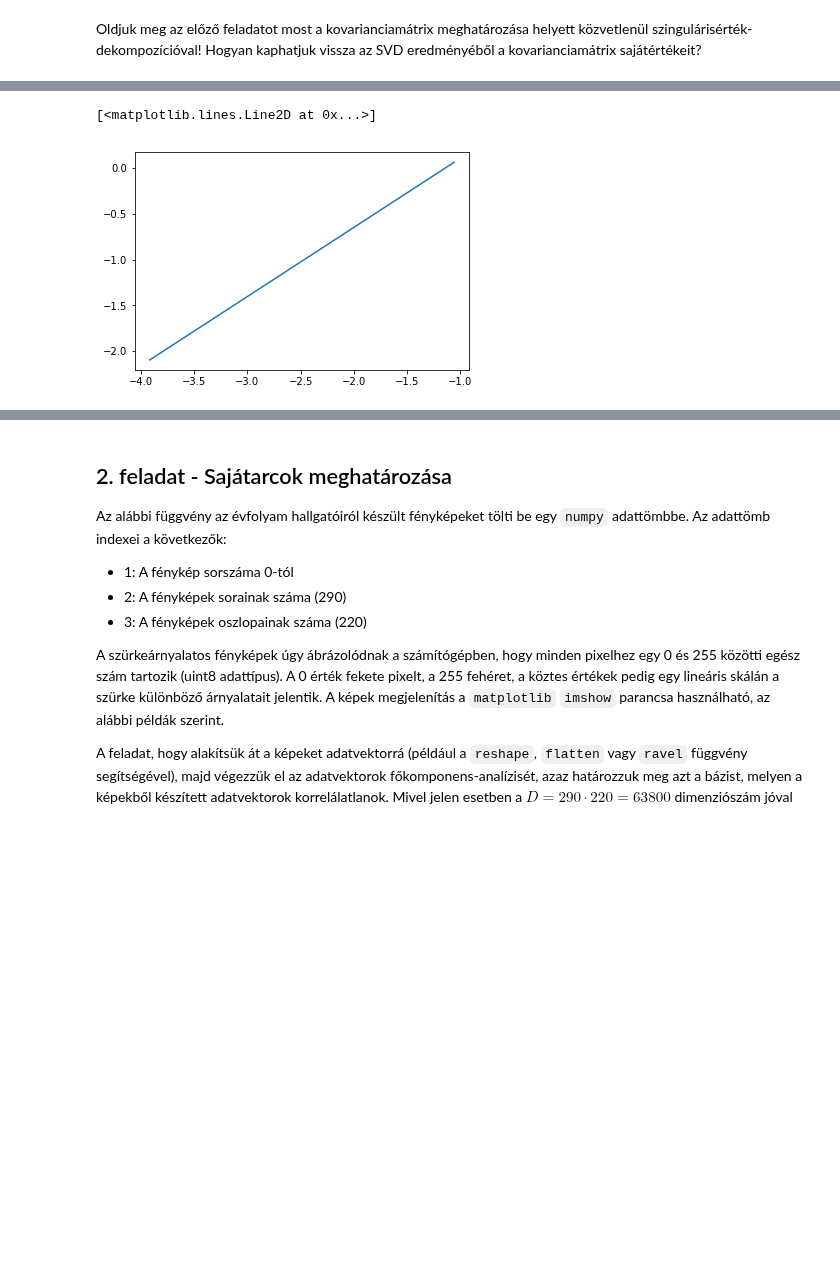
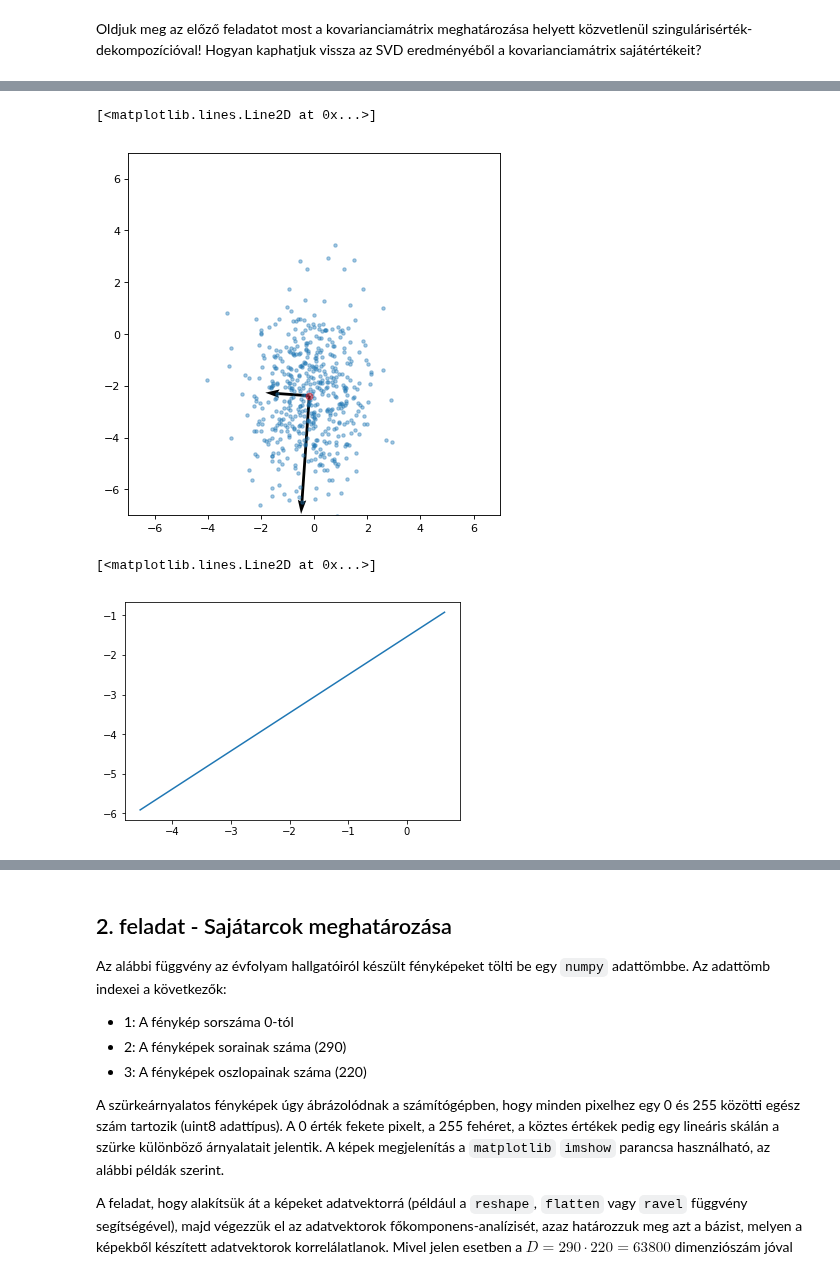
Before and after one commit to Tominano/Numerical-methods-of-physics-II, a Jupyter notebook: 5_feladatsor/5_feladat_Tomi.ipynb, the cells around one changed output, grey strips where cells are left out. Saved outputs shown, nothing was run; the diff lists cells and outputs as text; code cells hidden in the pictures; blank space fills up the shorter version.

```diff
--- a/5_feladatsor/5_feladat_Tomi.ipynb
+++ b/5_feladatsor/5_feladat_Tomi.ipynb
@@ -250,10 +260,22 @@ def svd(X):
+# %%
+f=genrand.mean(axis=0)
+figure(num=None, figsize=(6, 6), dpi=80, facecolor='w', edgecolor='k')
+V = array([vtper0,vtper1])
+origin = f[0], f[1] # origin point
+plot(genrand0,genrand1, '.',alpha=0.4)
+xlim(-7,7)
+ylim(-7,7)
+#xis('equal');
+quiver(*origin,e[0],e[1],scale=210)
+plot(f[0],f[1],'ro',alpha=0.4)
+# %% [output]
+[<matplotlib.lines.Line2D at 0x...>]
+[figure, added]
 # %%
-a = svd(genrand)[0]
-#shape(a)
 plot(a[0],a[1])
 # %% [output]
 [<matplotlib.lines.Line2D at 0x...>]
-[figure, old version]
+[figure, new version]
 # %%
 #X = P D Q^t, ellenörzés
 X_a = U @ diag(s) @ VT
```
Also changed, not shown: parts of 8 cells of this notebook.
